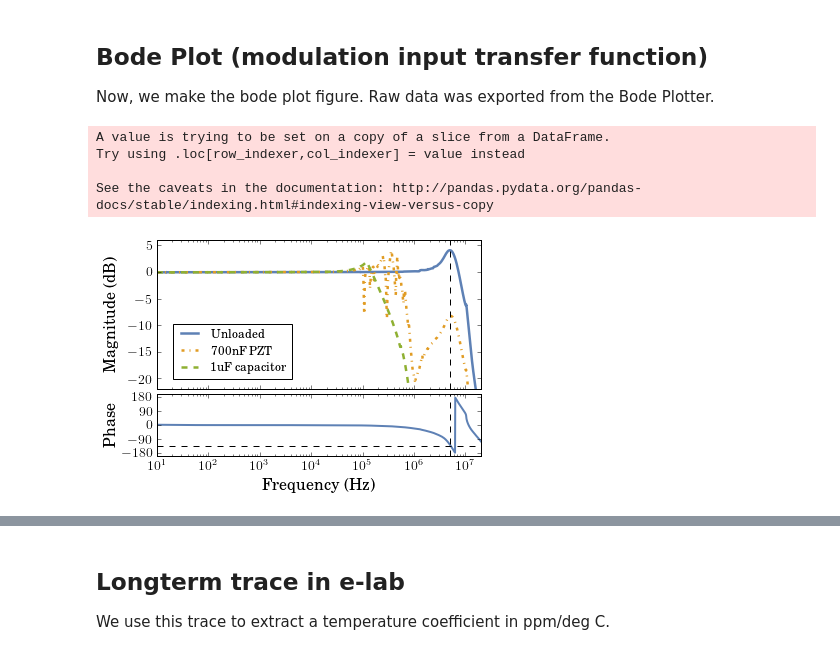
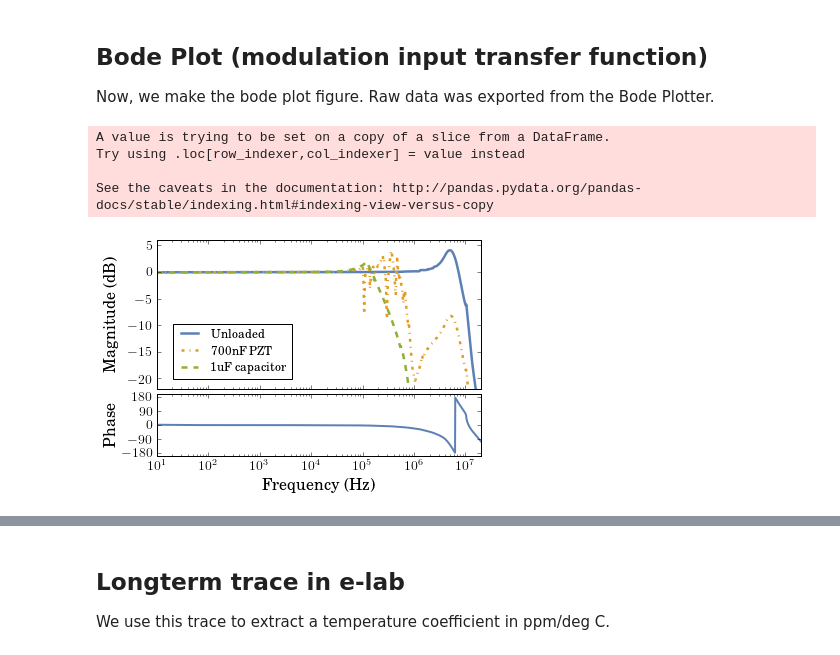
Before and after one commit to npisenti/piezo, a Jupyter notebook: calc/NoiseAnalysisFinal.ipynb, the cells around one changed output, grey strips where cells are left out. Drawn from its saved outputs; the diff is of its cells as text; code cells hidden in the pictures.

```diff
--- a/calc/NoiseAnalysisFinal.ipynb
+++ b/calc/NoiseAnalysisFinal.ipynb
@@ -162,34 +162,34 @@ ax_gain.set_ylim([-22, 6])
 ax_gain.set_xlim([10, 2e7])
 
 for tr in ['Unloaded', '700nF PZT', '1uF capacitor']:
     ax_gain.semilogx(bode_phase.freq.values, bode[tr].values, label=tr, linewidth=2.5)
 
 
 ax_phase.semilogx(bode_phase.freq.values, bode_phase.phase.values, linewidth=2)
 plt.setp(ax_gain.get_xticklabels(), visible=False)
 
 
 ax_gain.tick_params(labelsize=14)
 ax_phase.tick_params(labelsize=14)
 ax_phase.yaxis.set_ticks(np.linspace(-180,180,5))
 gs.update(hspace=0.05, left=.15, bottom=.15)
 
-ax_phase.axhline(y=-135, linestyle='--', color='black')
-ax_phase.axvline(x=5.1e6, linestyle='--', color='black')
-ax_gain.axvline(x=5.1e6, linestyle='--', color='black')
+# ax_phase.axhline(y=-135, linestyle='--', color='black')
+# ax_phase.axvline(x=5.1e6, linestyle='--', color='black')
+# ax_gain.axvline(x=5.1e6, linestyle='--', color='black')
 
 ax_gain.legend(loc='lower left',  bbox_to_anchor=(0.03,0.03))
 
 
 ax_gain.get_yaxis().set_label_coords(-0.12,0.5)
 ax_phase.get_yaxis().set_label_coords(-0.12,0.5)
 
 plt.savefig('../fig/PiezoModulationTransfer.png', dpi=300)
 plt.savefig('../submission/PiezoModulationTransfer.eps', format='eps', dpi=300)
 plt.show()
 # %% [output]
 A value is trying to be set on a copy of a slice from a DataFrame.
 Try using .loc[row_indexer,col_indexer] = value instead
 
 See the caveats in the documentation: http://pandas.pydata.org/pandas-docs/stable/indexing.html#indexing-view-versus-copy
-[figure, old version]
+[figure, new version]
```
Also changed, not shown: parts of 6 cells of this notebook, 3 other files.
